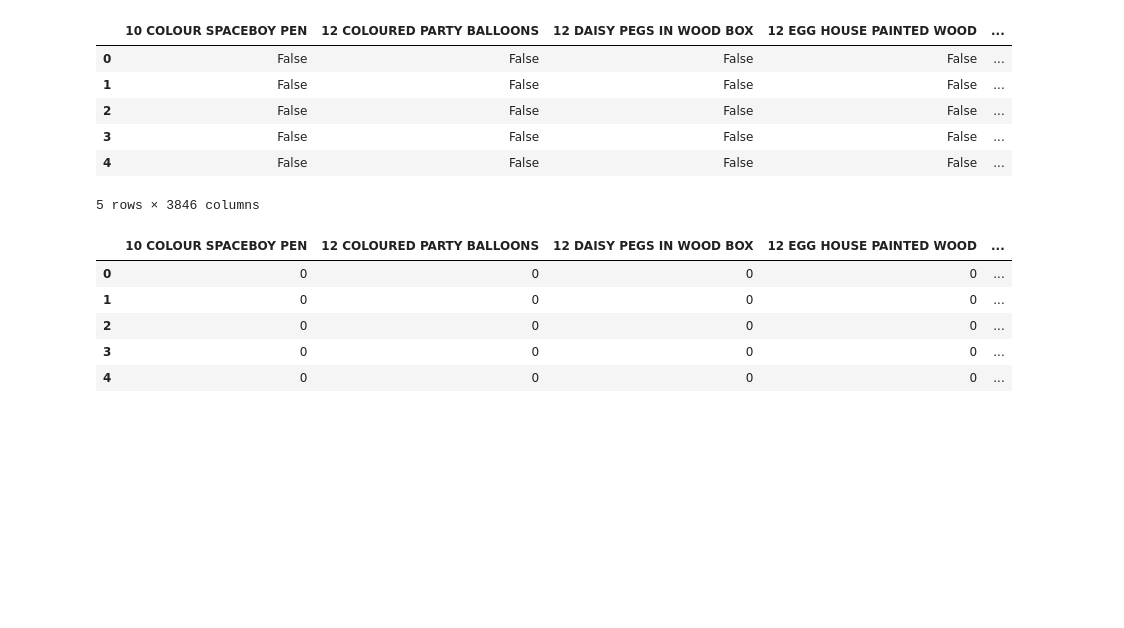
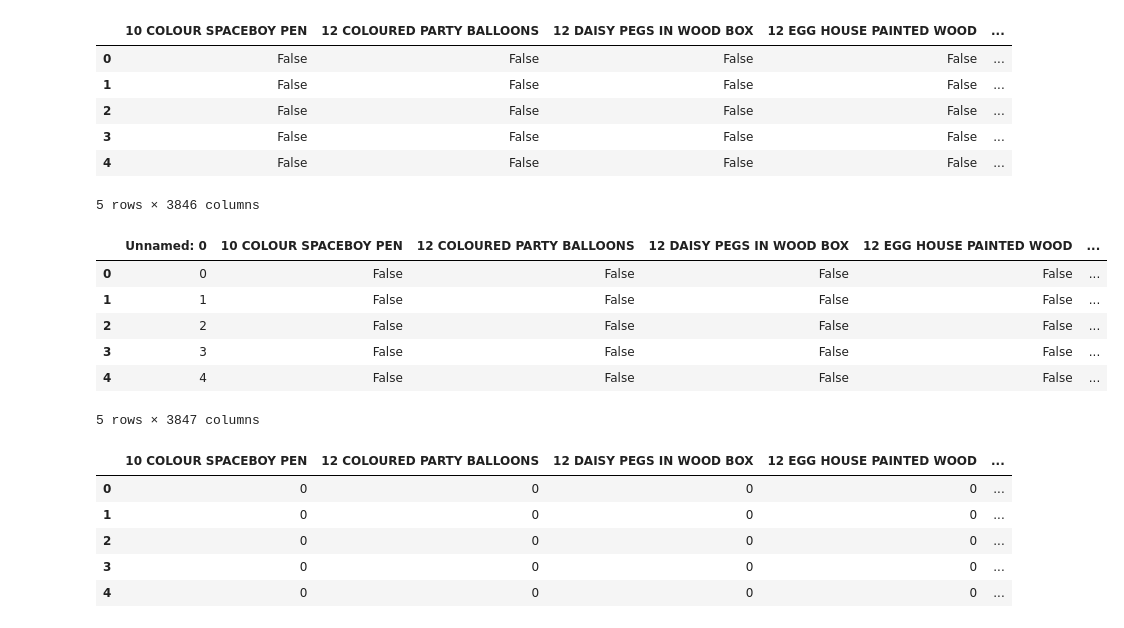
Before and after one commit to arijit99999/GrocaryBasketAnalysis, a Jupyter notebook: notebooks/research.ipynb, the cells around one changed output. Saved outputs shown, nothing was run; the diff lists cells and outputs as text; code cells hidden in the pictures; blank space fills up the shorter version.

```diff
--- a/notebooks/research.ipynb
+++ b/notebooks/research.ipynb
@@ -123,3 +123,15 @@ d2.head()
 | 3 | False | False | False | False | ... |
 | 4 | False | False | False | False | ... |
 5 rows × 3846 columns
+# %%
+d2=pd.read_csv(r'C:\Users\deyar\OneDrive\Desktop\GrocaryBasketAnalysis\artifacts\model_data.csv')
+# %%
+d2.head()
+# %% [output]
+|  | Unnamed: 0 | 10 COLOUR SPACEBOY PEN | 12 COLOURED PARTY BALLOONS | 12 DAISY PEGS IN WOOD BOX | 12 EGG HOUSE PAINTED WOOD | ... |
+| 0 | 0 | False | False | False | False | ... |
+| 1 | 1 | False | False | False | False | ... |
+| 2 | 2 | False | False | False | False | ... |
+| 3 | 3 | False | False | False | False | ... |
+| 4 | 4 | False | False | False | False | ... |
+5 rows × 3847 columns
```
Also changed, not shown: parts of 1 cell of this notebook, 12 other files.
